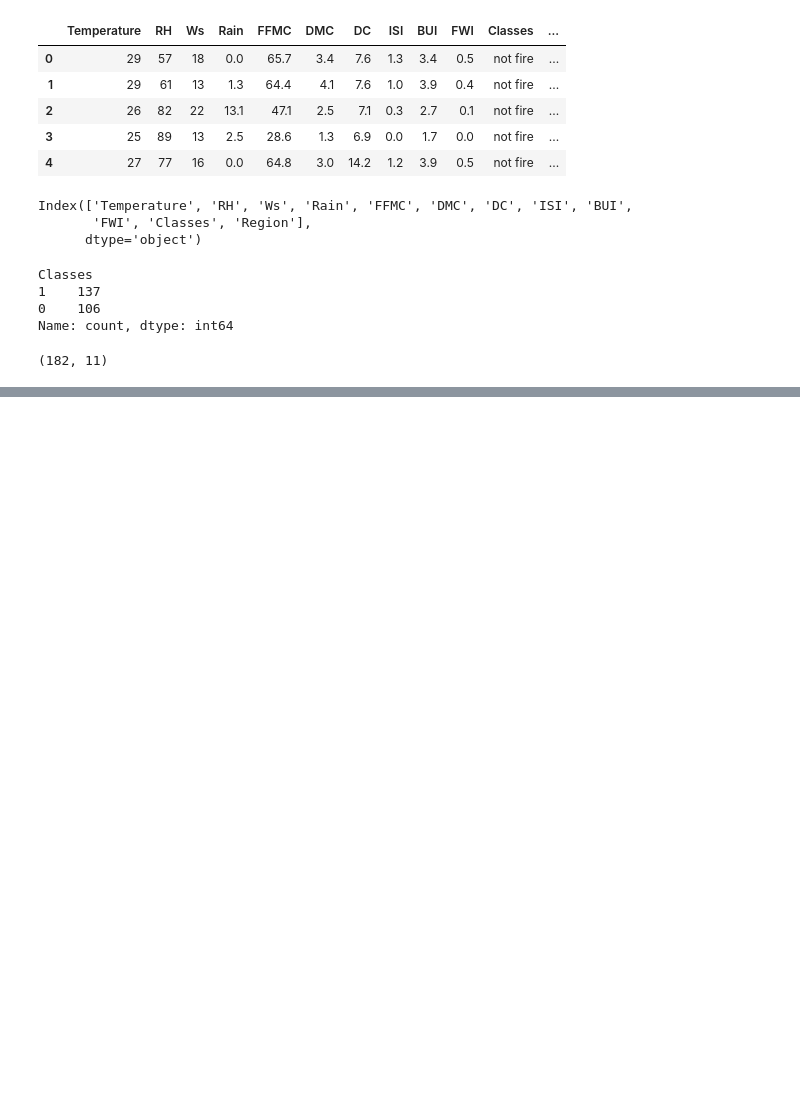
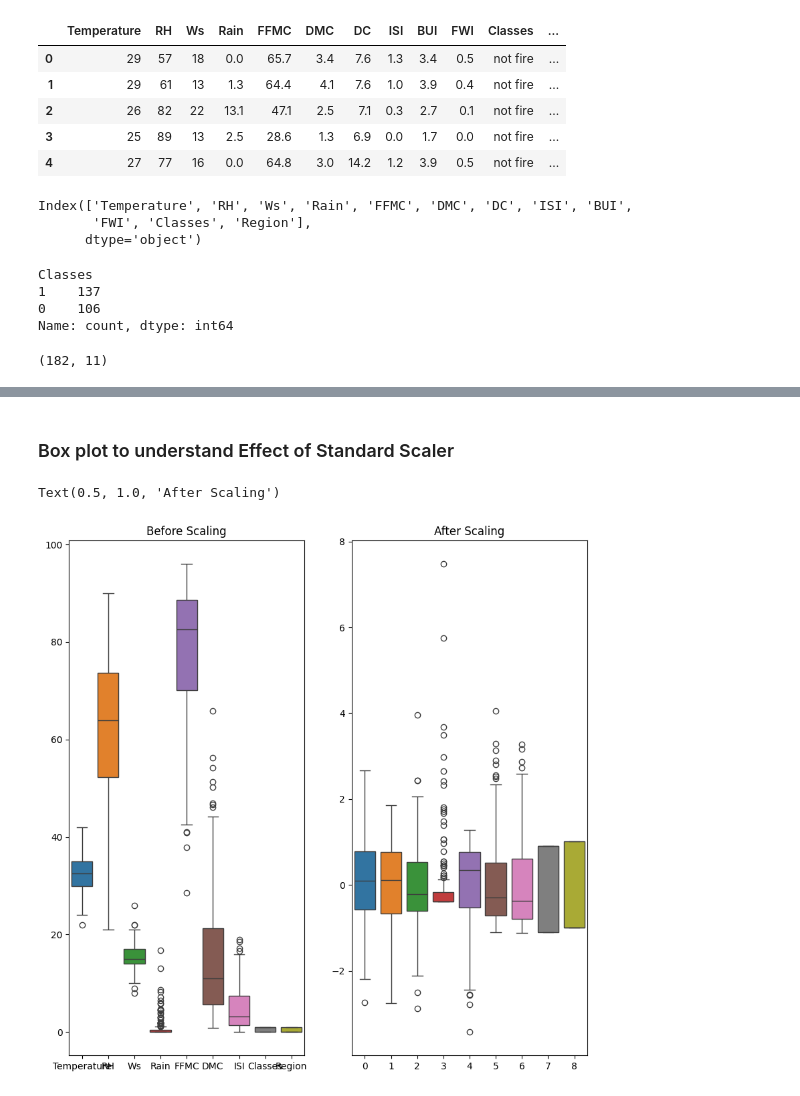
Before and after one commit to swadhinbiswas/machinelearning, a Jupyter notebook: Supervice learning/Regression/modeltraining.ipynb, the cells around one changed output, grey strips where cells are left out. Cells and saved outputs as stored; diff of their text form; code cells hidden in the pictures; blank space fills up the shorter version.

```diff
--- a/Supervice learning/Regression/modeltraining.ipynb
+++ b/Supervice learning/Regression/modeltraining.ipynb
@@ -77,0 +86,12 @@ X_tarin.corr()
+# %%
+def correlation(dataset,threshold):
+    col_corr=set()
+    corr_matrix=dataset.corr()
+    for i in range(len(corr_matrix.columns)):
+        for j in range(i):
+            if abs(corr_matrix.iloc[i,j])>threshold:
+                colname=corr_matrix.columns[i]
+                col_corr.add(colname)
+    return col_corr
+# %%
+corr_fectures=correlation(X_tarin,0.85)
@@ -77,0 +108,5 @@ X_tarin.corr()
+# %%
+from sklearn.preprocessing import StandardScaler
+scaller=StandardScaler()
+X_tarin_scale=scaller.fit_transform(X_tarin)
+X_test_scale=scaller.transform(X_test)
@@ -77,0 +129,14 @@ X_tarin.corr()
+# %% [markdown]
+### Box plot to understand Effect of Standard Scaler
+# %%
+## Cheaking the distribution of the data  before and after scaling
+plt.figure(figsize=(10,10))
+plt.subplot(1,2,1)
+sns.boxplot(data=X_tarin)
+plt.title('Before Scaling')
+plt.subplot(1,2,2)
+sns.boxplot(data=X_tarin_scale)
+plt.title('After Scaling')
+# %% [output]
+Text(0.5, 1.0, 'After Scaling')
+[figure, added]
```
Also changed, not shown: parts of 4 cells of this notebook.
